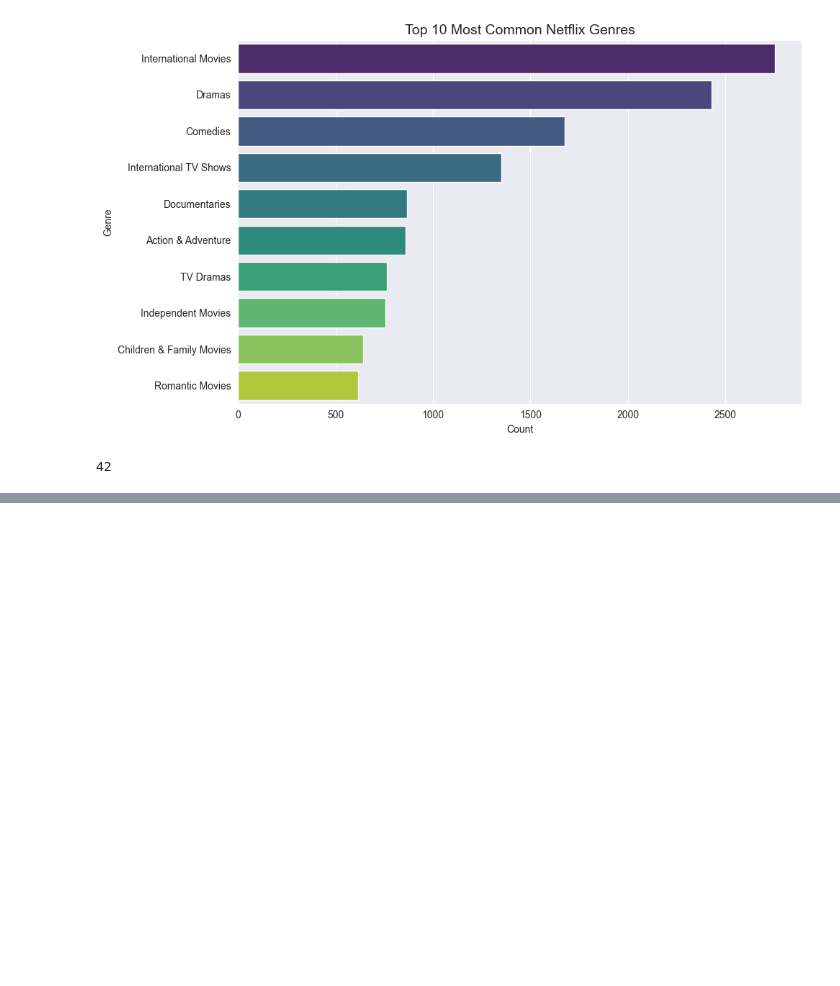
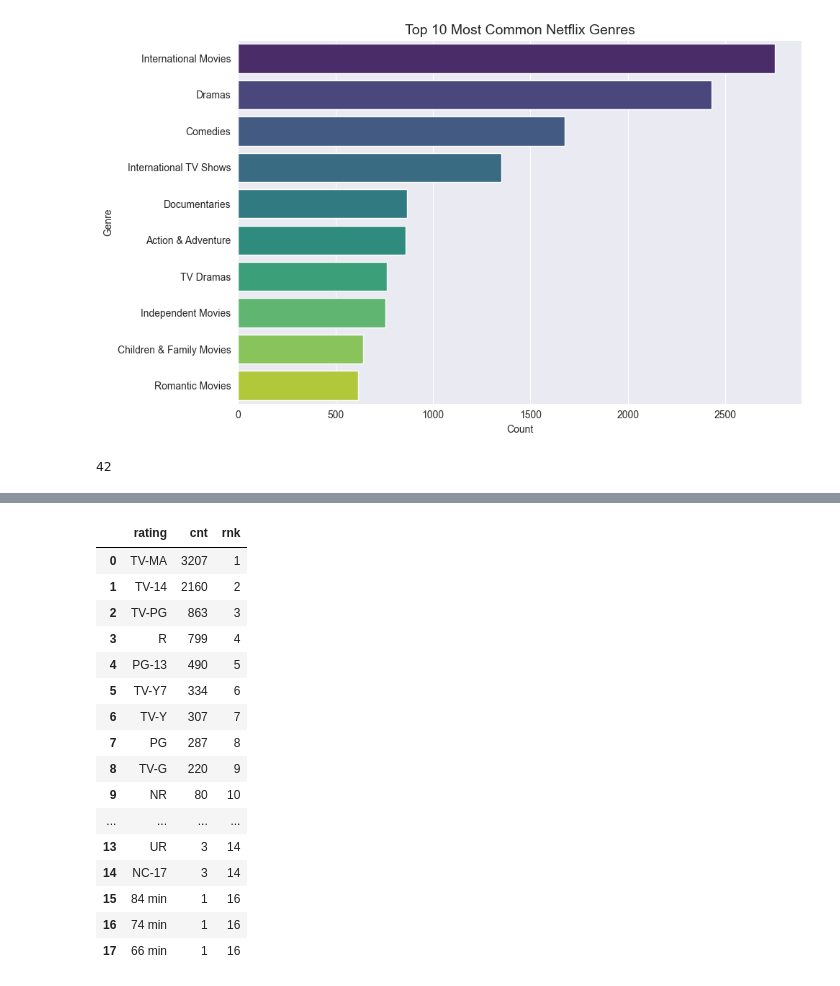
Before and after one commit to mcompass11/kdot-netflix-sql, a Jupyter notebook: notebooks/kdot_netflix_sql.ipynb, the cells around one changed output, grey strips where cells are left out. Cells and saved outputs as stored; diff of their text form; code cells hidden in the pictures; blank space fills up the shorter version.

```diff
--- a/notebooks/kdot_netflix_sql.ipynb
+++ b/notebooks/kdot_netflix_sql.ipynb
@@ -146,0 +273,26 @@ genre_counts.to_sql('normalized_genre_counts', conn, if_exists='replace', index=
+# %%
+#Ranking rating via window function
+pd.read_sql_query("""
+    SELECT rating, COUNT(*) AS cnt, RANK() OVER (ORDER BY COUNT(*) DESC) AS rnk
+    FROM kdot_netflix_data
+    GROUP BY rating
+    ORDER BY cnt DESC;
+""", conn)
+# %% [output]
+|  | rating | cnt | rnk |
+| 0 | TV-MA | 3207 | 1 |
+| 1 | TV-14 | 2160 | 2 |
+| 2 | TV-PG | 863 | 3 |
+| 3 | R | 799 | 4 |
+| 4 | PG-13 | 490 | 5 |
+| 5 | TV-Y7 | 334 | 6 |
+| 6 | TV-Y | 307 | 7 |
+| 7 | PG | 287 | 8 |
+| 8 | TV-G | 220 | 9 |
+| 9 | NR | 80 | 10 |
+| ... | ... | ... | ... |
+| 13 | UR | 3 | 14 |
+| 14 | NC-17 | 3 | 14 |
+| 15 | 84 min | 1 | 16 |
+| 16 | 74 min | 1 | 16 |
+| 17 | 66 min | 1 | 16 |
```
Also changed, not shown: parts of 9 cells of this notebook, 2 other files.
